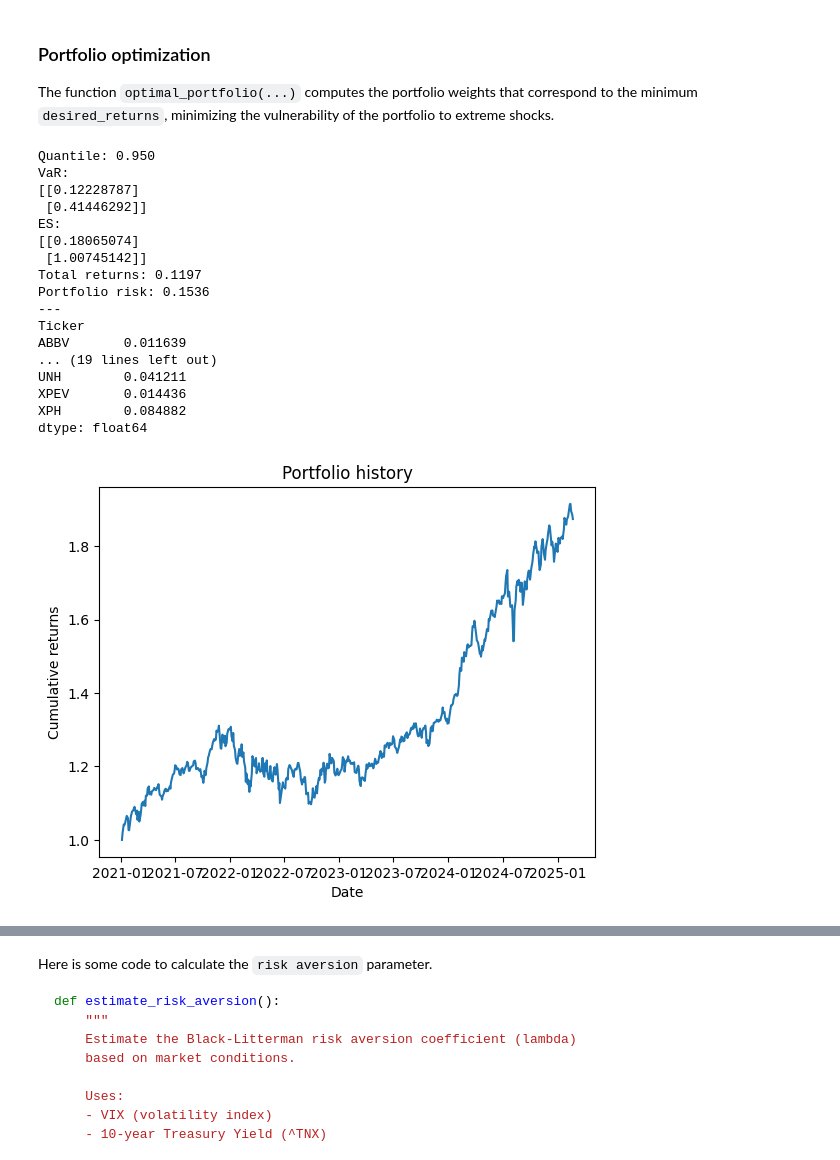
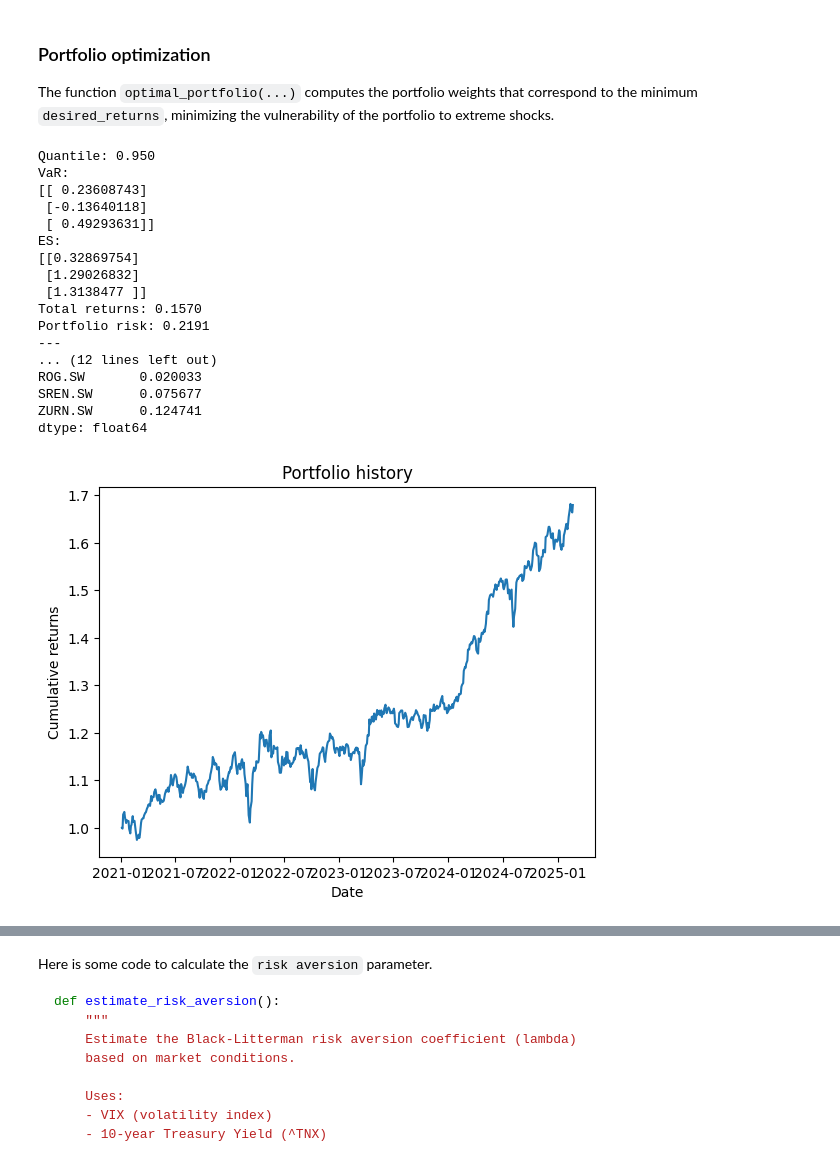
Before and after one commit to RyanCotsakis/CVaR-portfolio, a Jupyter notebook: portfolio_builder.ipynb, the cells around one changed output, grey strips where cells are left out. Drawn from its saved outputs; the diff is of its cells as text; code cells hidden in the pictures.

Commit message:
Adds the possibility of building on an existing portfolio

```diff
--- a/portfolio_builder.ipynb
+++ b/portfolio_builder.ipynb
@@ -296,10 +310,10 @@ def simulate_year(views, df_student):
     return returns.loc[dates].sum(axis=0) + simulated_returns.sum(axis=0) + n_sim * views.expected_returns / entries_per_year
 
 
-years_per_scenario = 2000
-scenarios = [views, crash]
-probabilities = np.array([0.85, 0.15])
-dfs = [5, 3]
+years_per_scenario = 3000
+scenarios = [views, boom, crash]
+probabilities = np.array([4, 1, 1])
+dfs = [5, 4, 3]
 probabilities = probabilities / np.sum(probabilities)
 annual_returns = [pd.concat([simulate_year(scenario, df_student) for _ in range(years_per_scenario)], axis = 1).T for scenario, df_student in zip(scenarios, dfs)]
 # %% [markdown]
@@ -311,14 +325,21 @@ n_scenarios = len(scenarios)
 n_assets = len(annual_returns[0].columns)
 alpha = 0.95
 
-def optimal_portfolio(desired_returns, verbose=False):
+def optimal_portfolio(desired_returns, verbose=False, partial_weights=None):
+    if partial_weights is None:
+        partial_weights = 0
+        partial_weight_amount = 0
+    else:
+        partial_weights = partial_weights.values
+        partial_weight_amount = np.sum(partial_weights)
+
     # Define CVXPY variables.
     w = cp.Variable(n_assets) # portfolio weights
     nu = cp.reshape(cp.Variable(n_scenarios), (n_scenarios, 1), order='C') # VaR at level alpha (to be determined)
     xi = cp.Variable((n_scenarios, years_per_scenario)) # auxiliary variables for the losses beyond VaR
-    losses = cp.vstack([- ret.values @ w for ret in annual_returns]) # one loss for each scenario
+    losses = cp.vstack([- ret.values @ (w + partial_weights) for ret in annual_returns]) # one loss for each scenario
     expected_returns = [scenario.compute_returns(remove=oil_gas_tickers) * probabilities[i] for i, scenario in enumerate(scenarios)]
-    expected_returns = pd.concat(expected_returns, axis=1).sum(axis=1)
+    expected_returns = pd.concat(expected_returns, axis=1).sum(axis=1) # already probability weighted
     expected_shortfall = nu + (1/(1-alpha))*(1/years_per_scenario)*cp.reshape(cp.sum(xi, axis=1), (n_scenarios, 1), order='C')
     weighted_risk_measures = cp.multiply(probabilities.reshape((n_scenarios, 1)), expected_shortfall)
 
@@ -326,11 +347,12 @@ def optimal_portfolio(desired_returns, verbose=False):
 
     # Constraints for CVaR:
     constraints = [
-        xi >= losses - nu,  # each xi >= loss_i - nu
-        xi >= 0,            # slack variables non-negative
-        cp.sum(w) == 1,     # full investment
-        w >= 0,             # long-only constraint
-        expected_returns.values @ w >= desired_returns,  # expected annual return must be at least 9%
+        xi >= losses - nu,                               # each xi >= loss_i - nu
+        xi >= 0,                                         # slack variables non-negative
+        cp.sum(w) == 1 - partial_weight_amount,          # full (complementary) investment
+        w >= 0,                                          # long-only constraint
+        # expected annual constraint
+        expected_returns.values @ (w + partial_weights) >= desired_returns,
         max_weighted_risk_measure >= weighted_risk_measures
     ]
 
@@ -339,7 +361,8 @@ def optimal_portfolio(desired_returns, verbose=False):
 
     # Solve optimization
     problem.solve(solver=cp.ECOS)
-    optimized_weights = pd.Series(w.value, index=expected_returns.index)
+    assert w.value is not None, "No solution!"
+    optimized_weights = pd.Series(w.value + partial_weights, index=expected_returns.index)
     optimized_weights[optimized_weights < 0.008] = 0
     optimized_weights /= optimized_weights.sum()
     optimized_returns = np.dot(expected_returns.values, optimized_weights.values)
@@ -367,28 +390,30 @@ def optimal_portfolio(desired_returns, verbose=False):
             "Weights" : optimized_weights,
             "Risk" : max_weighted_risk_measure})
 # %%
-# desired_returns = market.expected_returns["SPY"]
-desired_returns = 0.12 # A little bit less than SPY
-my_portfolio = optimal_portfolio(desired_returns, verbose=True)
+desired_returns = market.expected_returns["SPY"]
+# desired_returns = 0.12 # A little bit less than SPY
+partial_weights = 0.3 * one_hot["NIO"] + 0.1 * one_hot["NVDA"] # just as an example
+# partial_weights = None
+my_portfolio = optimal_portfolio(desired_returns, verbose=True, partial_weights=partial_weights)
 # %% [output]
 Quantile: 0.950
 VaR:
-[[0.12228787]
- [0.41446292]]
+[[ 0.23608743]
+ [-0.13640118]
+ [ 0.49293631]]
 ES:
-[[0.18065074]
- [1.00745142]]
-Total returns: 0.1197
-Portfolio risk: 0.1536
+[[0.32869754]
+ [1.29026832]
+ [1.3138477 ]]
+Total returns: 0.1570
+Portfolio risk: 0.2191
 ---
-Ticker
-ABBV       0.011639
-... (19 lines left out)
-UNH        0.041211
-XPEV       0.014436
-XPH        0.084882
+... (12 lines left out)
+ROG.SW       0.020033
+SREN.SW      0.075677
+ZURN.SW      0.124741
 dtype: float64
-[figure, old version]
+[figure, new version]
 # %%
 # Plotting
 returns_seq = np.arange(0.06, 0.17, 0.01)
```
Also changed, not shown: parts of 6 cells of this notebook.
